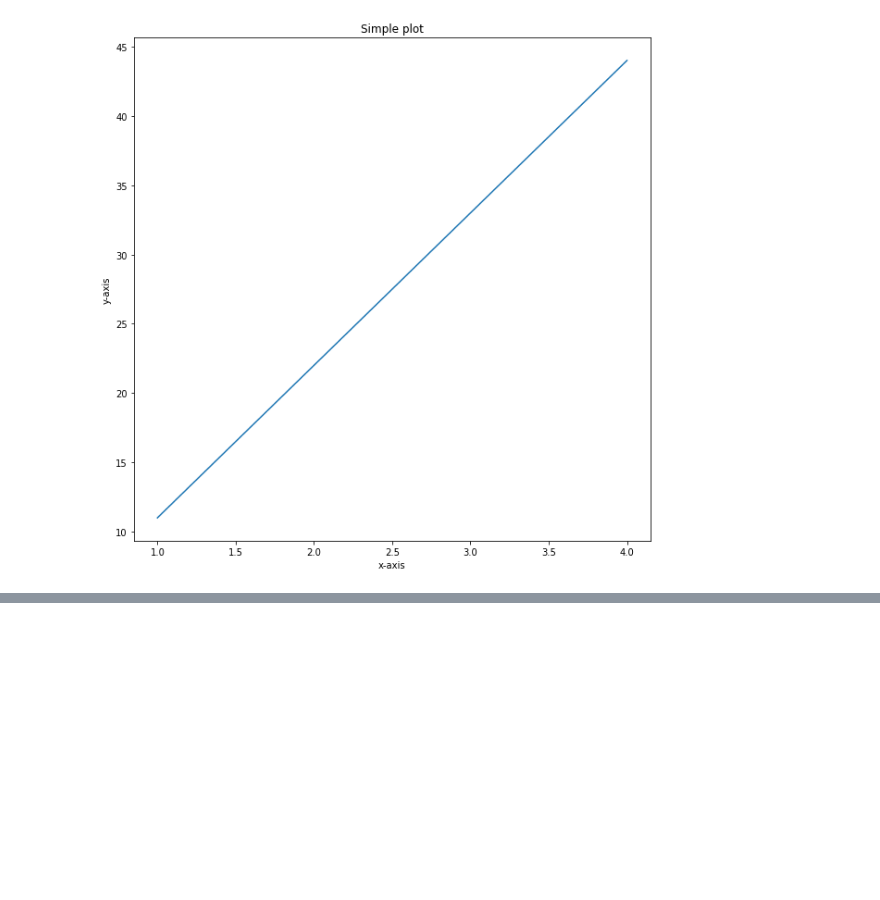
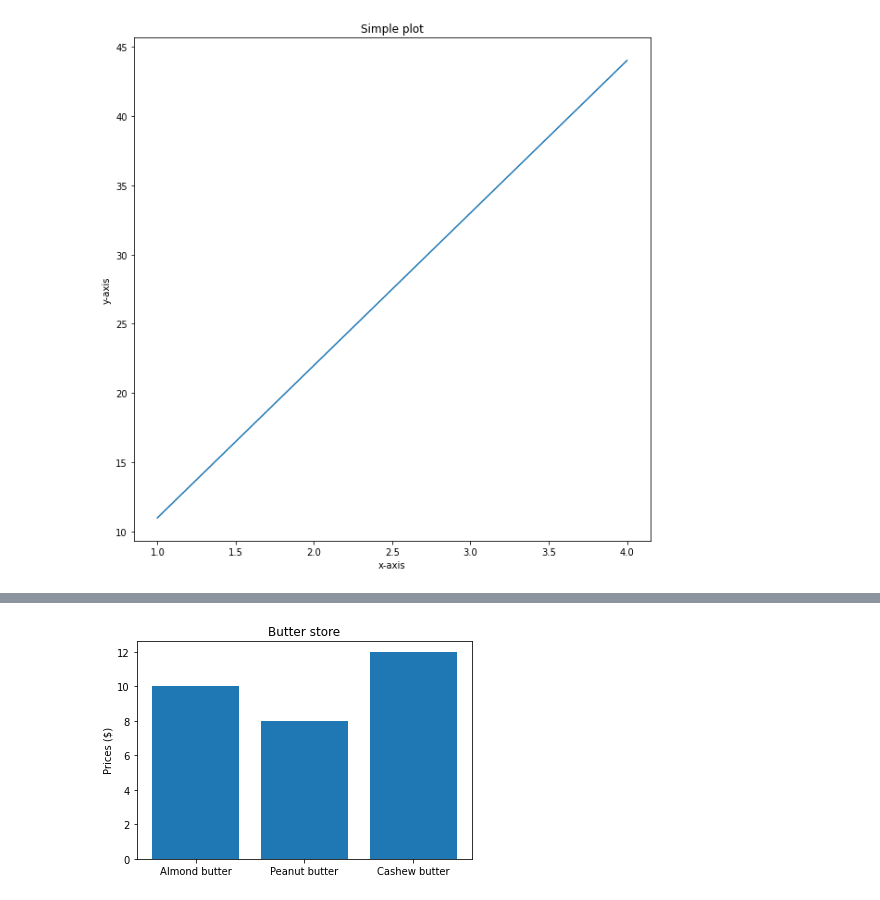
Before and after one commit to akshatz/dataScienceTutorial, a Jupyter notebook: introductionToMatplotlib.ipynb, the cells around one changed output, grey strips where cells are left out. Cells and saved outputs as stored; diff of their text form; code cells hidden in the pictures; blank space fills up the shorter version.

```diff
--- a/introductionToMatplotlib.ipynb
+++ b/introductionToMatplotlib.ipynb
@@ -80,0 +115,12 @@ fig.savefig("images/sample-plot.png")
+# %%
+# Create a plot from dictionary
+nutButterPrices = {"Almond butter": 10,
+                    "Peanut butter": 8,
+                    "Cashew butter": 12
+                    }
+fig, ax = plt.subplots()
+ax.bar(nutButterPrices.keys(), nutButterPrices.values()); # (x, y)
+ax.set(title="Butter store",
+        ylabel="Prices ($)");
+# %% [output]
+[figure, added]
```
Also changed, not shown: parts of 5 cells of this notebook.
